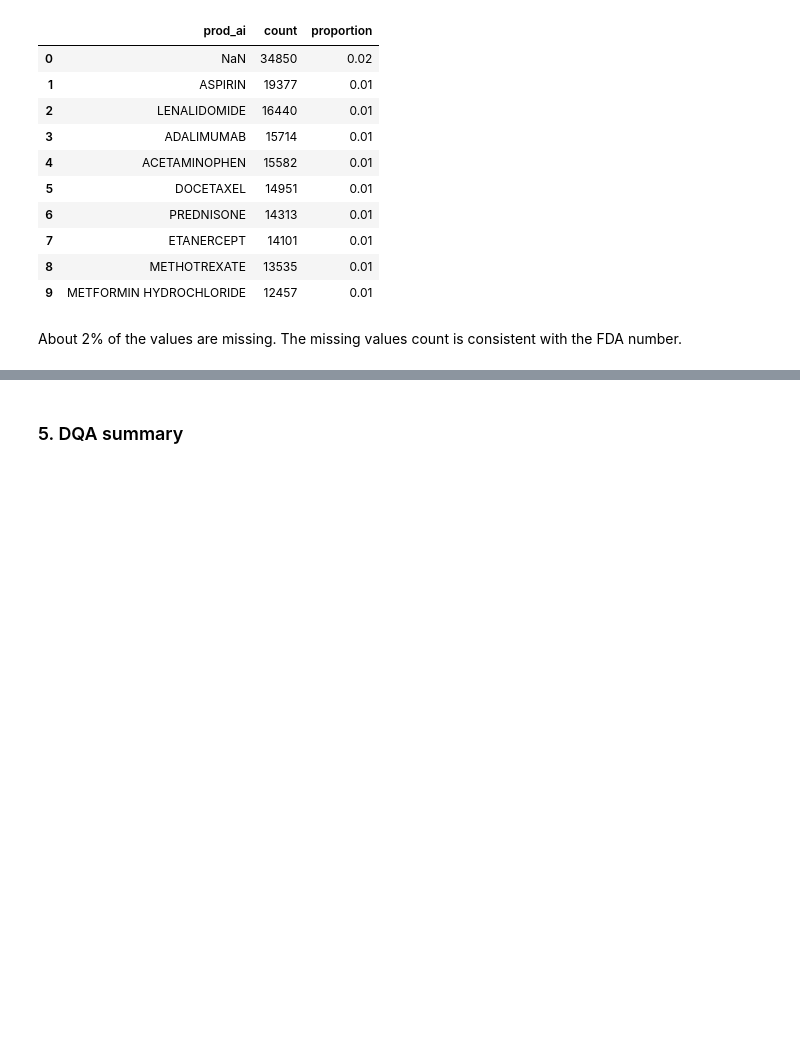
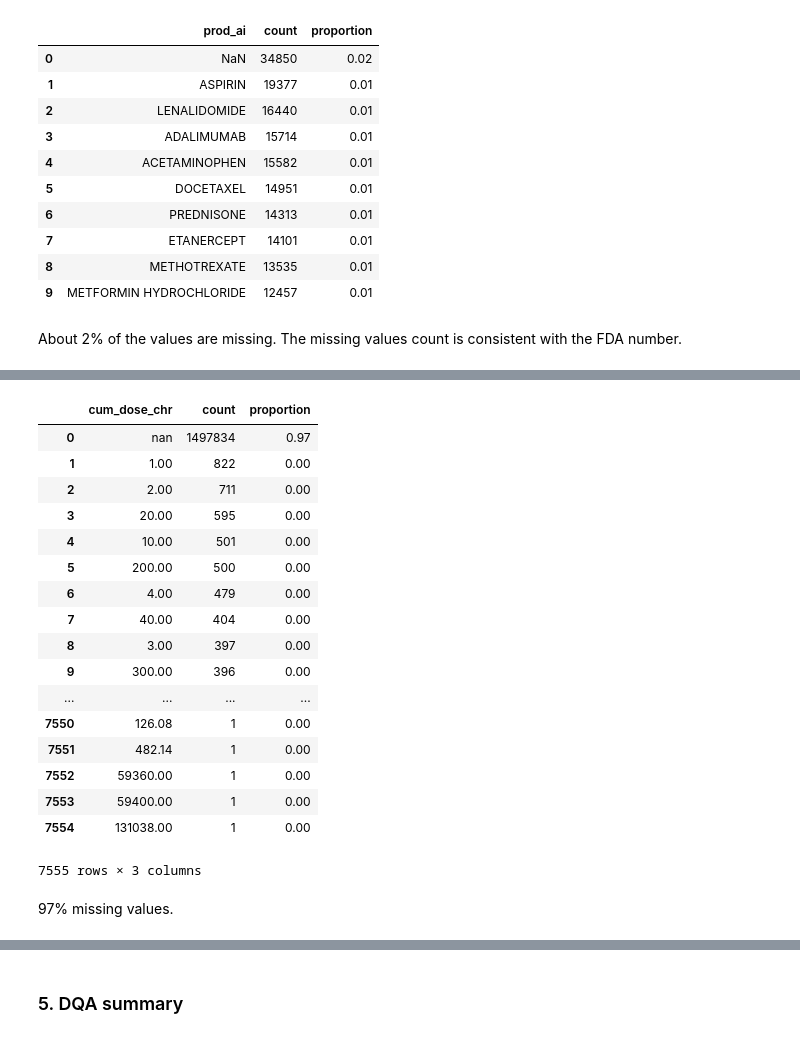
Before and after one commit to 33eyes/FAERS_graph, a Jupyter notebook: data_quality_analysis.ipynb, the cells around one changed output, grey strips where cells are left out. Drawn from its saved outputs; the diff is of its cells as text; code cells hidden in the pictures; blank space fills up the shorter version.

```diff
--- a/data_quality_analysis.ipynb
+++ b/data_quality_analysis.ipynb
@@ -1637,0 +1767,23 @@ Index(['primaryid', 'caseid', 'drug_seq', 'role_cod', 'drugname', 'prod_ai',
+# %%
+show_value_counts(drug.cum_dose_chr)
+# %% [output]
+|  | cum_dose_chr | count | proportion |
+| 0 | nan | 1497834 | 0.97 |
+| 1 | 1.00 | 822 | 0.00 |
+| 2 | 2.00 | 711 | 0.00 |
+| 3 | 20.00 | 595 | 0.00 |
+| 4 | 10.00 | 501 | 0.00 |
+| 5 | 200.00 | 500 | 0.00 |
+| 6 | 4.00 | 479 | 0.00 |
+| 7 | 40.00 | 404 | 0.00 |
+| 8 | 3.00 | 397 | 0.00 |
+| 9 | 300.00 | 396 | 0.00 |
+| ... | ... | ... | ... |
+| 7550 | 126.08 | 1 | 0.00 |
+| 7551 | 482.14 | 1 | 0.00 |
+| 7552 | 59360.00 | 1 | 0.00 |
+| 7553 | 59400.00 | 1 | 0.00 |
+| 7554 | 131038.00 | 1 | 0.00 |
+7555 rows × 3 columns
+# %% [markdown]
+97% missing values.
```
Also changed, not shown: parts of 59 cells of this notebook.
